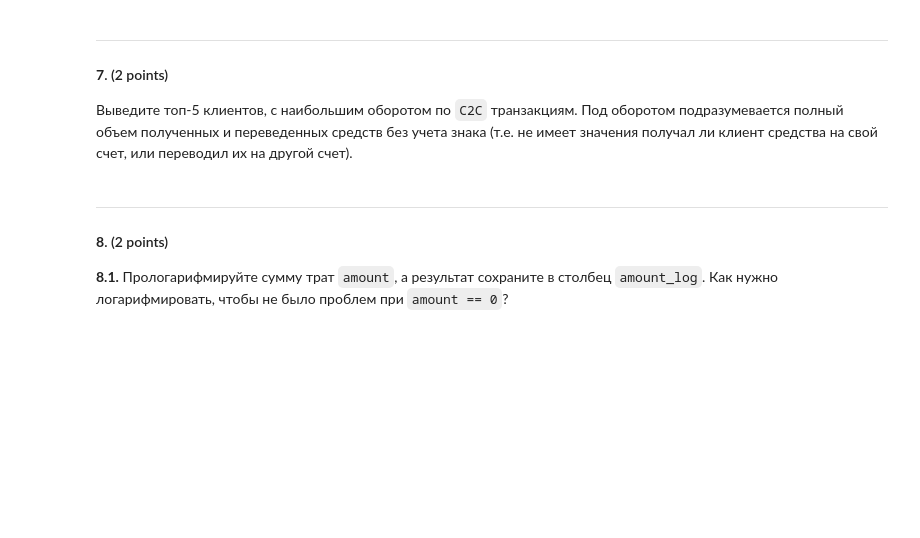
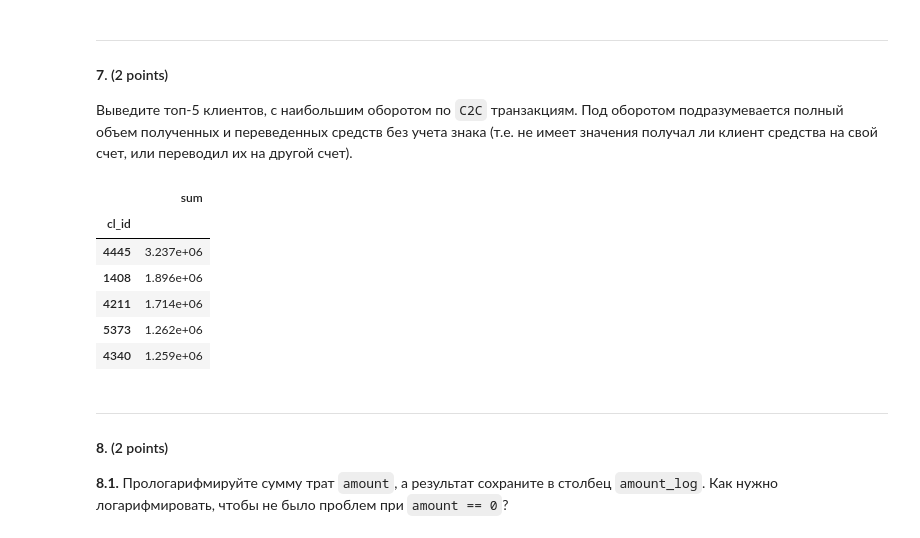
Before and after one commit to Grumpy-cloud/ISP_ML1_2025_Homework_Makarov_SK, a Jupyter notebook: hw1/ISP_HW1_NUMPY&PANDAS.ipynb, the cells around one changed output. Cells and saved outputs as stored; diff of their text form; code cells hidden in the pictures; blank space fills up the shorter version.

```diff
--- a/hw1/ISP_HW1_NUMPY&PANDAS.ipynb
+++ b/hw1/ISP_HW1_NUMPY&PANDAS.ipynb
@@ -427,3 +446,19 @@ df.iloc[index].head()
+# %%
+#############################
+### ╰( ͡° ͜ʖ ͡° )つ──────☆*:・ﾟ
+#############################
+
+df.query('trx_category in ["C2C_IN", "C2C_OUT"]') \
+  .groupby(by=['cl_id'], observed=True)['amount'] \
+  .agg(['sum']).sort_values(by='sum', ascending=False).head(5)
+# %% [output]
+|  | sum |
+| cl_id |  |
+| 4445 | 3.237e+06 |
+| 1408 | 1.896e+06 |
+| 4211 | 1.714e+06 |
+| 5373 | 1.262e+06 |
+| 4340 | 1.259e+06 |
 # %% [markdown]
 -------------------------------------------
 
```
Also changed, not shown: parts of 8 cells of this notebook.
